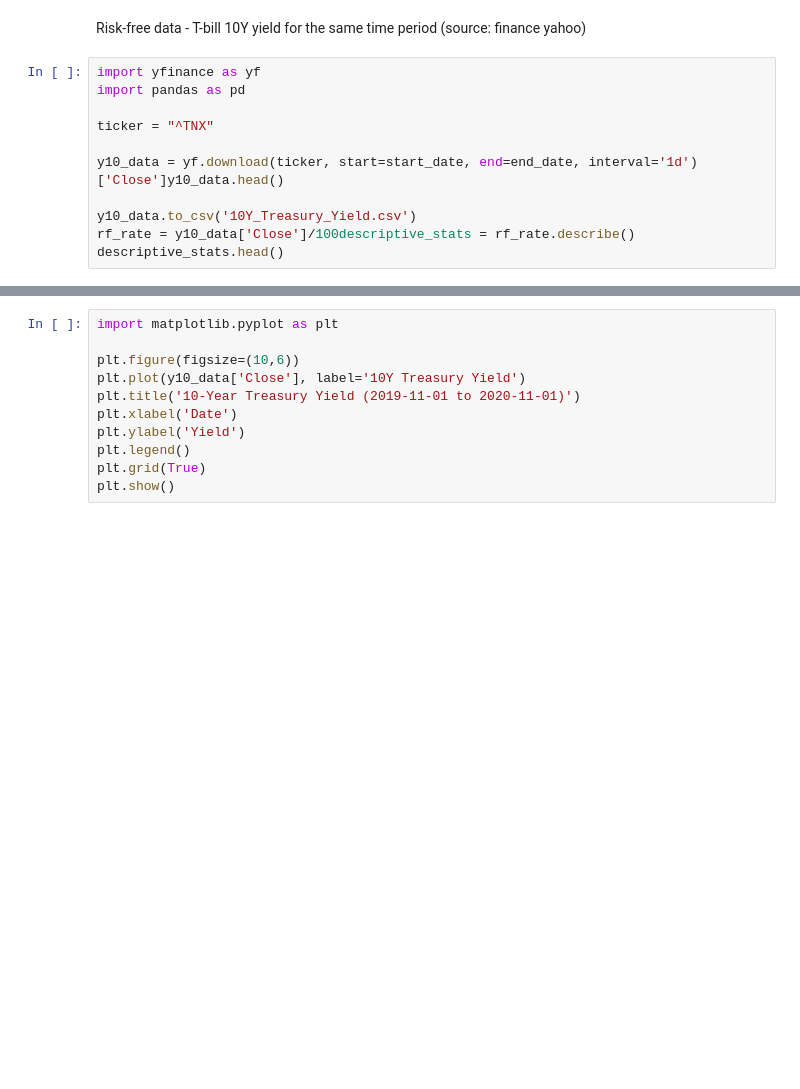
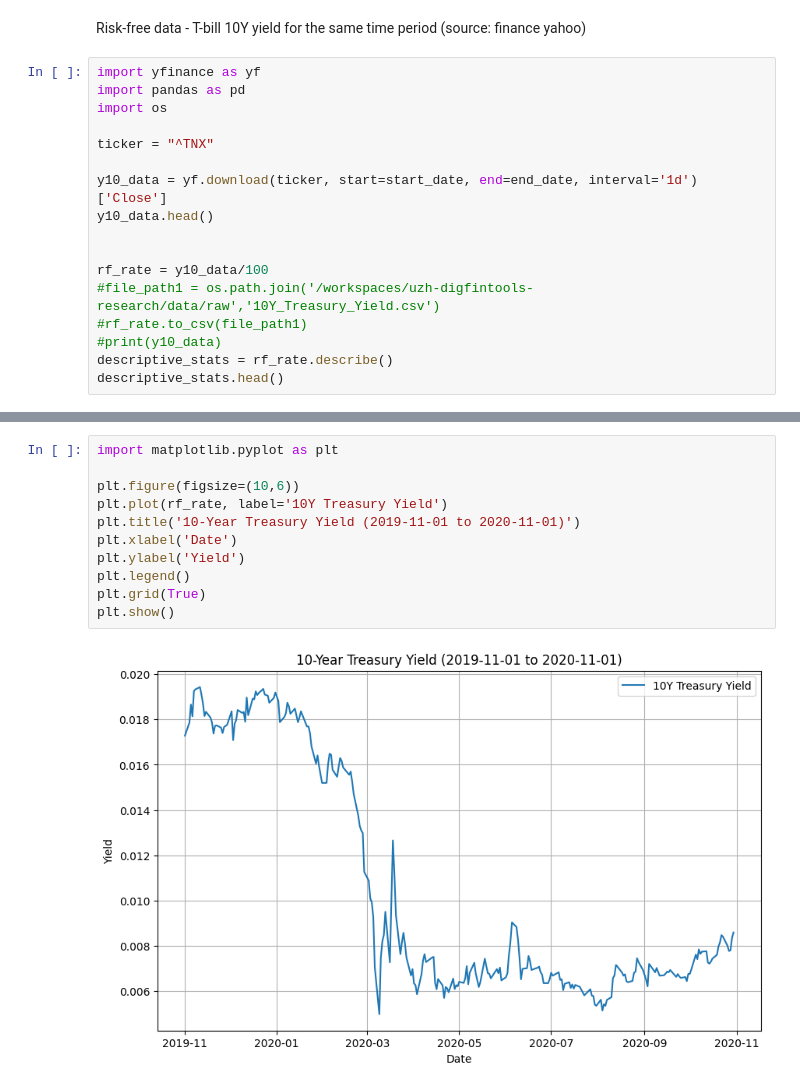
Before and after one commit to azizbekasadov/uzh-digfintools-research, a Jupyter notebook: src/main.ipynb, the cells around one changed output, grey strips where cells are left out. Drawn from its saved outputs; the diff is of its cells as text; blank space fills up the shorter version.

```diff
--- a/src/main.ipynb
+++ b/src/main.ipynb
@@ -26,11 +49,17 @@ Risk-free data - T-bill 10Y yield for the same time period (source: finance yaho
 # %%
 import yfinance as yf
 import pandas as pd
+import os
 
 ticker = "^TNX"
 
-y10_data = yf.download(ticker, start=start_date, end=end_date, interval='1d')['Close']y10_data.head()
+y10_data = yf.download(ticker, start=start_date, end=end_date, interval='1d')['Close']
+y10_data.head()
 
-y10_data.to_csv('10Y_Treasury_Yield.csv')
-rf_rate = y10_data['Close']/100descriptive_stats = rf_rate.describe()
+
+rf_rate = y10_data/100
+#file_path1 = os.path.join('/workspaces/uzh-digfintools-research/data/raw','10Y_Treasury_Yield.csv')
+#rf_rate.to_csv(file_path1)
+#print(y10_data)
+descriptive_stats = rf_rate.describe()
 descriptive_stats.head()
@@ -37,12 +74,14 @@ descriptive_stats.head()
 # %%
 import matplotlib.pyplot as plt
 
 plt.figure(figsize=(10,6))
-plt.plot(y10_data['Close'], label='10Y Treasury Yield')
+plt.plot(rf_rate, label='10Y Treasury Yield')
 plt.title('10-Year Treasury Yield (2019-11-01 to 2020-11-01)')
 plt.xlabel('Date')
 plt.ylabel('Yield')
 plt.legend()
 plt.grid(True)
 plt.show()
+# %% [output]
+[figure, added]
 # %%
```
Also changed, not shown: parts of 18 cells of this notebook.
